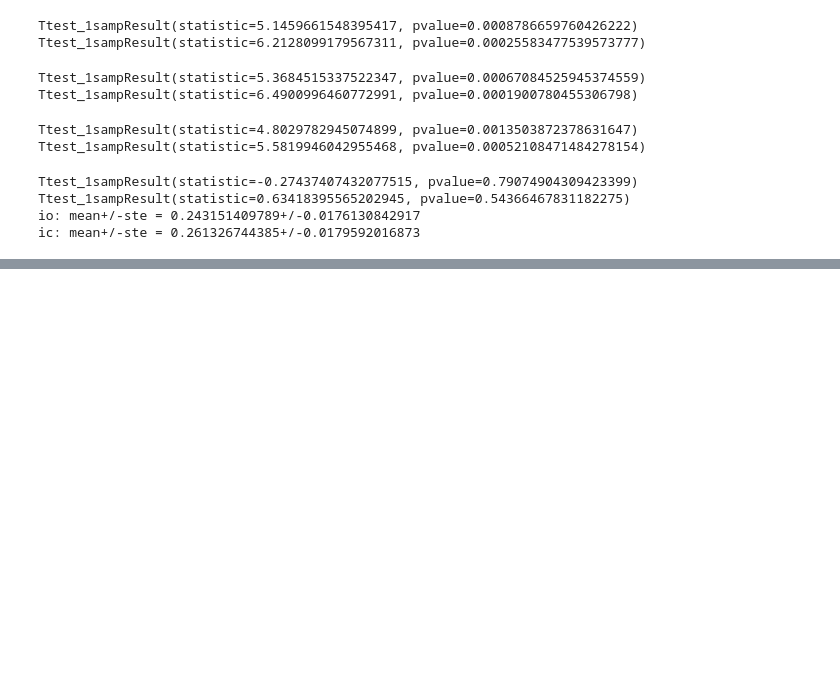
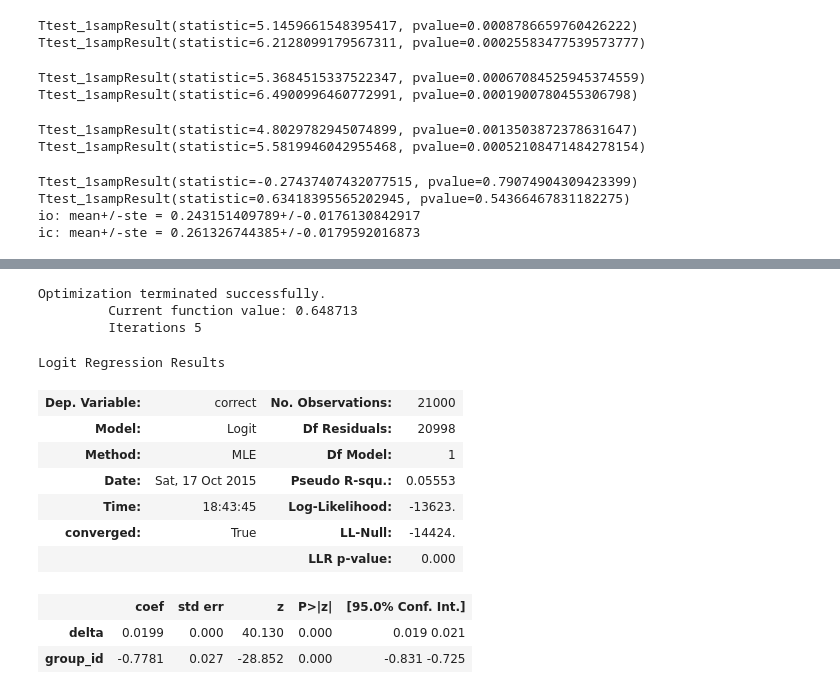
Before and after one commit to hongsups/vstm_vp, a Jupyter notebook: Mturk_CL_stats.ipynb, the cells around one changed output, grey strips where cells are left out. Drawn from its saved outputs; the diff is of its cells as text; code cells hidden in the pictures; blank space fills up the shorter version.

```diff
--- a/Mturk_CL_stats.ipynb
+++ b/Mturk_CL_stats.ipynb
@@ -610,0 +808,21 @@ ic: mean+/-ste = 0.261326744385+/-0.0179592016873
+# %%
+# orientation
+y = df_rel_c_all.correct
+X = df_rel_c_all[['delta','group_id']]
+result = sm.Logit(y, X).fit()
+result.summary()
+# %% [output]
+Optimization terminated successfully.
+         Current function value: 0.648713
+         Iterations 5
+Logit Regression Results
+| Dep. Variable: | correct | No. Observations: | 21000 |
+| Model: | Logit | Df Residuals: | 20998 |
+| Method: | MLE | Df Model: | 1 |
+| Date: | Sat, 17 Oct 2015 | Pseudo R-squ.: | 0.05553 |
+| Time: | 18:43:45 | Log-Likelihood: | -13623. |
+| converged: | True | LL-Null: | -14424. |
+|  |  | LLR p-value: | 0.000 |
+|  | coef | std err | z | P>|z| | [95.0% Conf. Int.] |
+| delta | 0.0199 | 0.000 | 40.130 | 0.000 | 0.019 0.021 |
+| group_id | -0.7781 | 0.027 | -28.852 | 0.000 | -0.831 -0.725 |
```
Also changed, not shown: parts of 21 cells of this notebook.
